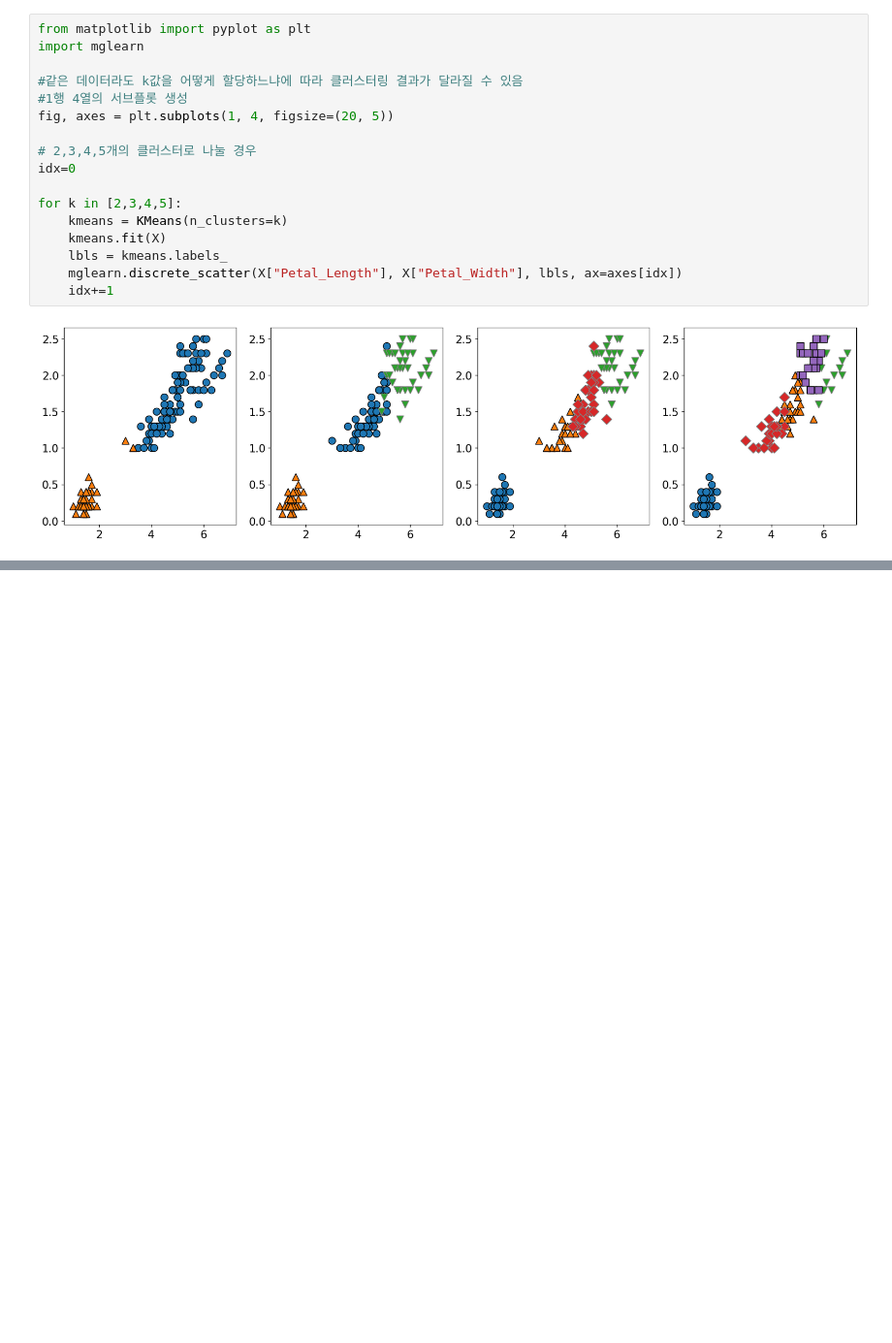
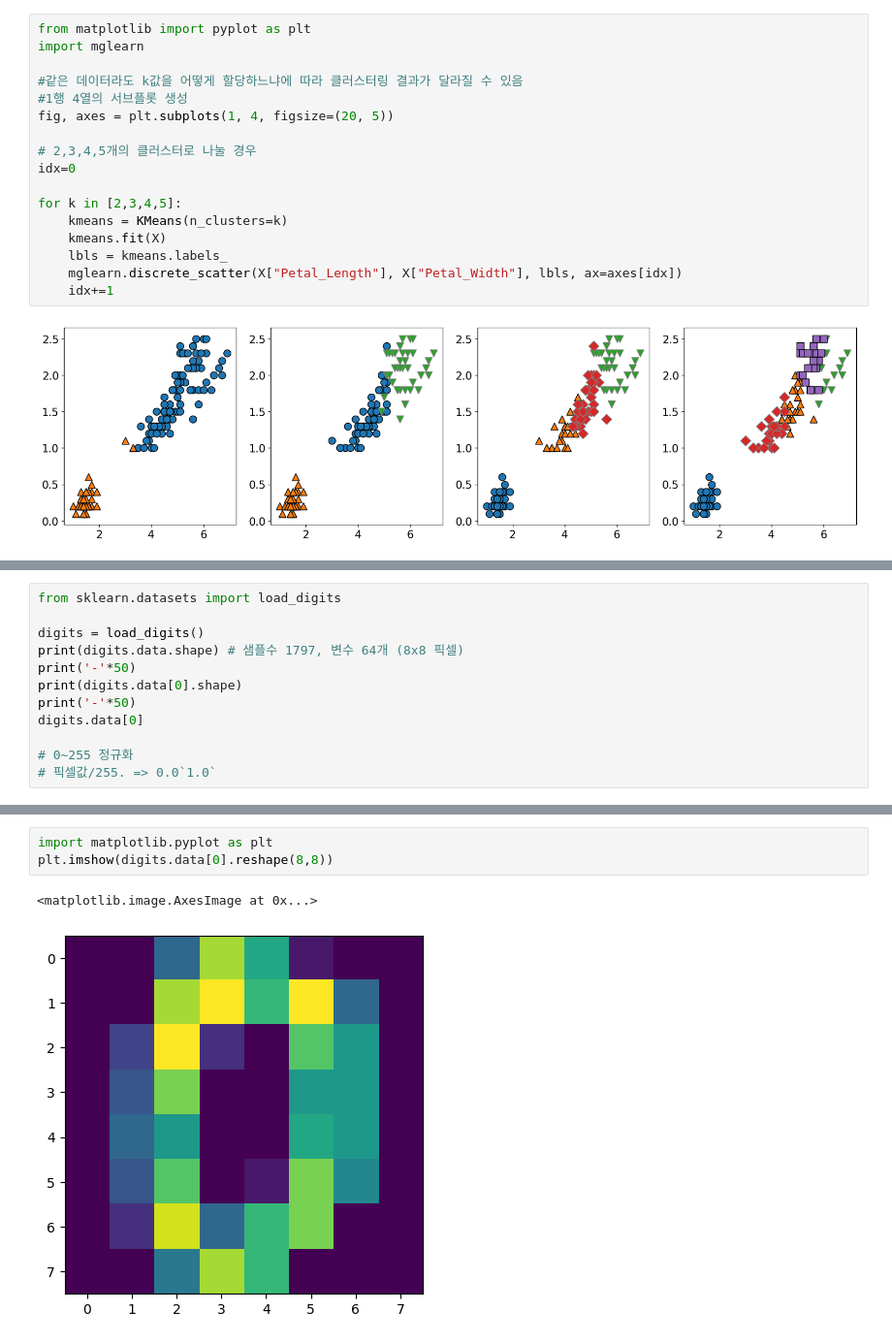
Before and after one commit to hyewon961117/hw_study2, a Jupyter notebook: two/005_python_클러스터링.ipynb, the cells around one changed output, grey strips where cells are left out. Shown at 97% size. Cells and saved outputs as stored; diff of their text form; blank space fills up the shorter version.

```diff
--- a/two/005_python_클러스터링.ipynb
+++ b/two/005_python_클러스터링.ipynb
@@ -424,0 +418,12 @@ for k in [2,3,4,5]:
+# %%
+from sklearn.datasets import load_digits
+
+digits = load_digits()
+print(digits.data.shape) # 샘플수 1797, 변수 64개 (8x8 픽셀)
+print('-'*50)
+print(digits.data[0].shape)
+print('-'*50)
+digits.data[0]
+
+# 0~255 정규화
+# 픽셀값/255. => 0.0`1.0`
@@ -424,0 +440,6 @@ for k in [2,3,4,5]:
+# %%
+import matplotlib.pyplot as plt
+plt.imshow(digits.data[0].reshape(8,8))
+# %% [output]
+<matplotlib.image.AxesImage at 0x...>
+[figure, added]
```
Also changed, not shown: parts of 60 cells of this notebook, 36 other files.
